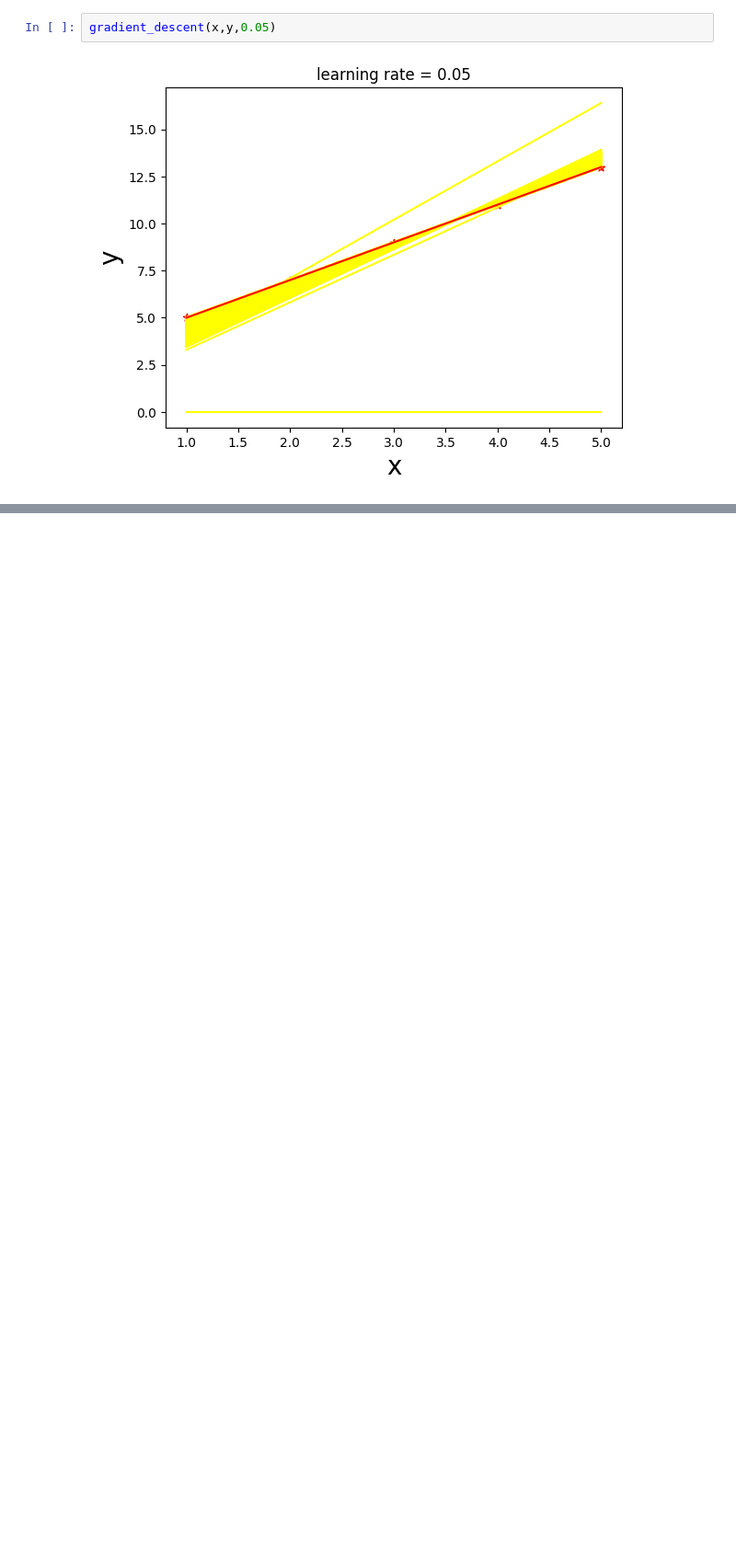
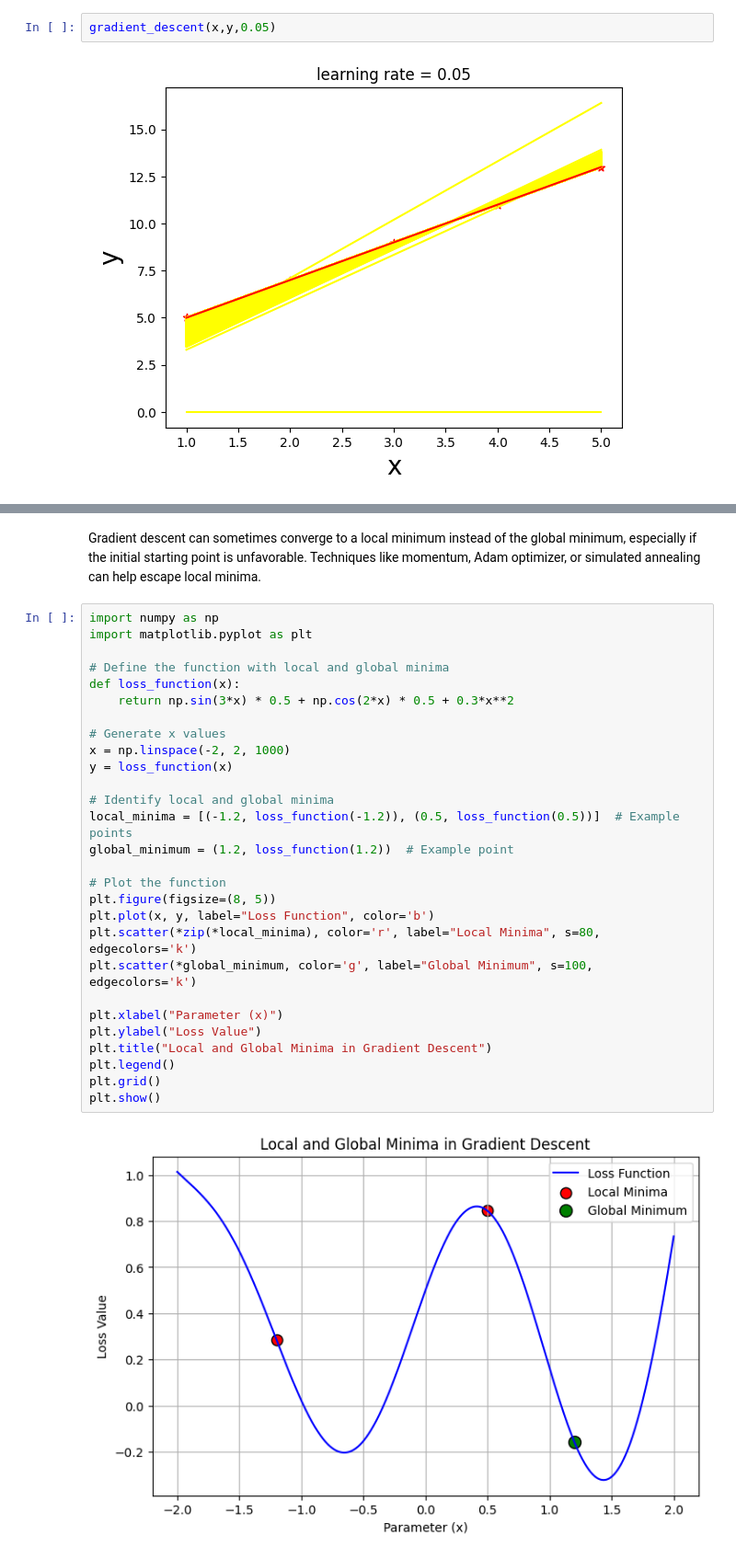
Before and after one commit to SAMANTA1401/machine_learning, a Jupyter notebook: gradient_descent.ipynb, the cells around one changed output, grey strips where cells are left out. Shown at 92% size. Cells and saved outputs as stored; diff of their text form; blank space fills up the shorter version.

Commit message:
gradient decent added

```diff
--- a/gradient_descent.ipynb
+++ b/gradient_descent.ipynb
@@ -70,0 +123,32 @@ gradient_descent(x,y,0.05)
+# %% [markdown]
+Gradient descent can sometimes converge to a local minimum instead of the global minimum, especially if the initial starting point is unfavorable. Techniques like momentum, Adam optimizer, or simulated annealing can help escape local minima.
+# %%
+import numpy as np
+import matplotlib.pyplot as plt
+
+# Define the function with local and global minima
+def loss_function(x):
+    return np.sin(3*x) * 0.5 + np.cos(2*x) * 0.5 + 0.3*x**2
+
+# Generate x values
+x = np.linspace(-2, 2, 1000)
+y = loss_function(x)
+
+# Identify local and global minima
+local_minima = [(-1.2, loss_function(-1.2)), (0.5, loss_function(0.5))]  # Example points
+global_minimum = (1.2, loss_function(1.2))  # Example point
+
+# Plot the function
+plt.figure(figsize=(8, 5))
+plt.plot(x, y, label="Loss Function", color='b')
+plt.scatter(*zip(*local_minima), color='r', label="Local Minima", s=80, edgecolors='k')
+plt.scatter(*global_minimum, color='g', label="Global Minimum", s=100, edgecolors='k')
+
+plt.xlabel("Parameter (x)")
+plt.ylabel("Loss Value")
+plt.title("Local and Global Minima in Gradient Descent")
+plt.legend()
+plt.grid()
+plt.show()
+# %% [output]
+[figure, added]
```
Also changed, not shown: parts of 21 cells of this notebook.
